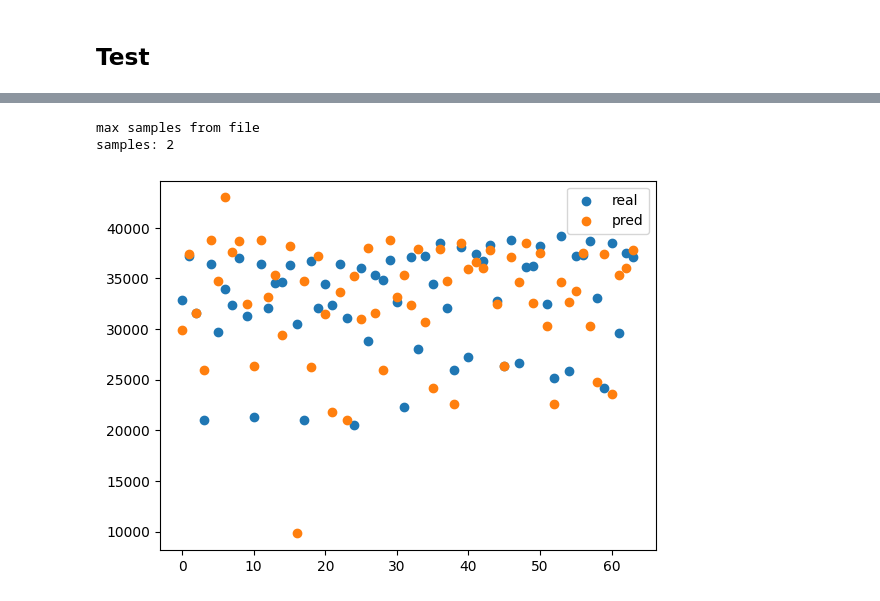
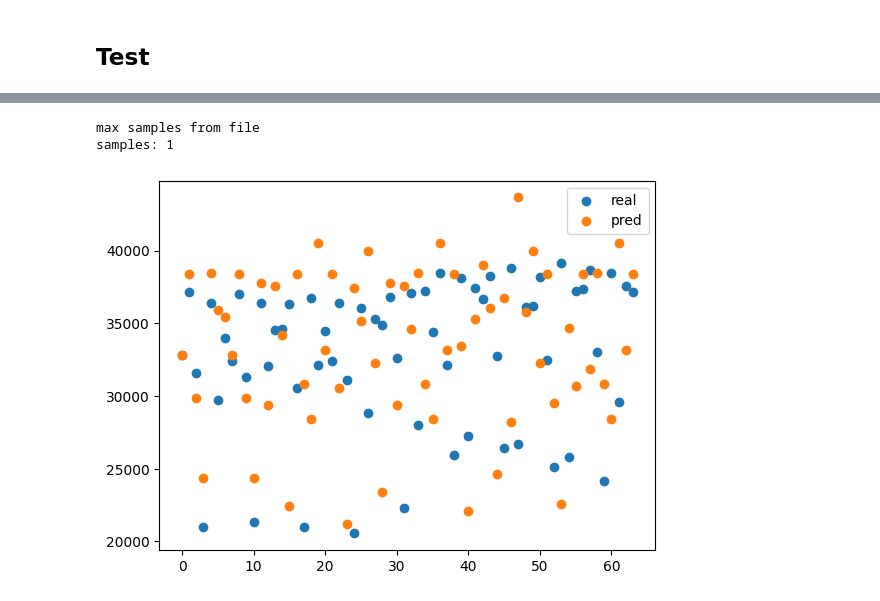
Before and after one commit to JoeyShapiro/GPT-Scratch-TimeSeries, a Jupyter notebook: gpt-timeseries.ipynb, the cells around one changed output, grey strips where cells are left out. Saved outputs shown, nothing was run; the diff lists cells and outputs as text; code cells hidden in the pictures.

```diff
--- a/gpt-timeseries.ipynb
+++ b/gpt-timeseries.ipynb
@@ -190,7 +190,7 @@ import pandas as pd
 import numpy as np
 
 class GPTDataset(Dataset):
-    def __init__(self, stride=128, window=None, files=None, samples_per_file: int|None = 512):
+    def __init__(self, stride=128, window=None, files=None, samples_per_file: int = 512): # |None
         self.files = files
 
         max_length = 1024
@@ -635,20 +655,20 @@ tensor(99.8468)
 # %%
-test_dataset = GPTDataset(files=['ETTh1-clean.csv'], window=block_size+64, samples_per_file=1)
+test_dataset = GPTDataset(files=['003-ETTh1-clean.csv'], window=block_size+64, samples_per_file=1)
 
 output = model_for_trainer.generate(
     test_dataset[0]['input_ids'][:block_size].unsqueeze(0),
     max_new_tokens=64,
 )
 
 # create scatter plot
 plt.scatter(range(64), test_dataset[0]['labels'][-64:], label='real')
 plt.scatter(range(64), output[0][block_size:], label='pred')
 plt.legend()
 plt.show()
 # %% [output]
 max samples from file
-samples: 2
+samples: 1
-[figure, old version]
+[figure, new version]
 # %%
 # # go as far as we can
 
```
Also changed, not shown: parts of 8 cells of this notebook, 1 other file.
